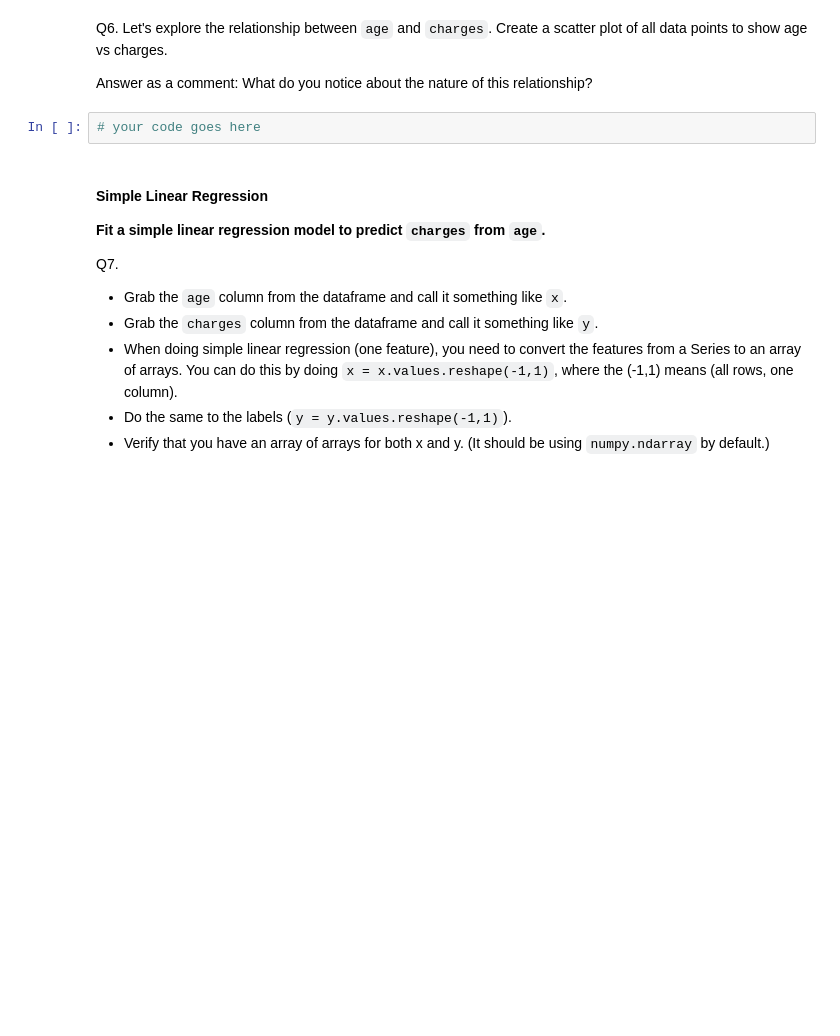
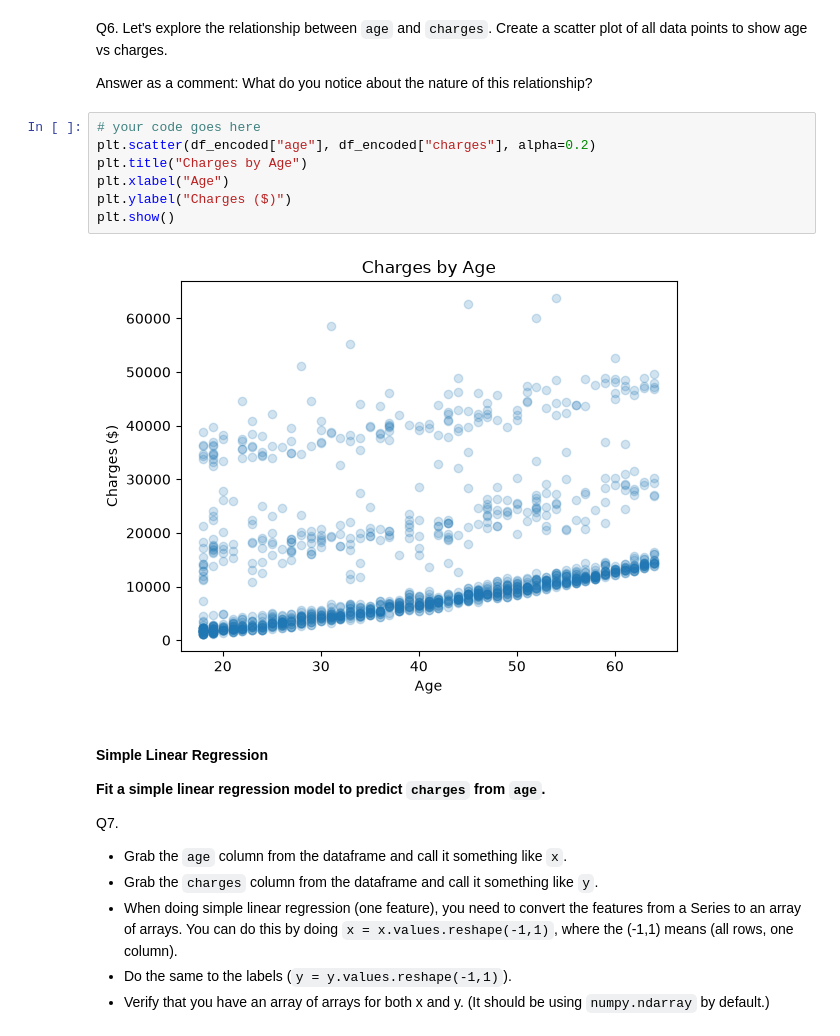
Before and after one commit to dutchduckgo/cs363m-hw3, a Jupyter notebook: Assignment3.ipynb, the cells around one changed output. Saved outputs shown, nothing was run; the diff lists cells and outputs as text; blank space fills up the shorter version.

```diff
--- a/Assignment3.ipynb
+++ b/Assignment3.ipynb
@@ -51,6 +109,13 @@ Q6. Let's explore the relationship between `age` and `charges`. Create a scatter
 Answer as a comment: What do you notice about the nature of this relationship?
 # %%
 # your code goes here
+plt.scatter(df_encoded["age"], df_encoded["charges"], alpha=0.2)
+plt.title("Charges by Age")
+plt.xlabel("Age")
+plt.ylabel("Charges ($)")
+plt.show()
+# %% [output]
+[figure, added]
 # %% [markdown]
 #### Simple Linear Regression
 **Fit a simple linear regression model to predict `charges` from `age`.**
```
Also changed, not shown: parts of 9 cells of this notebook.
